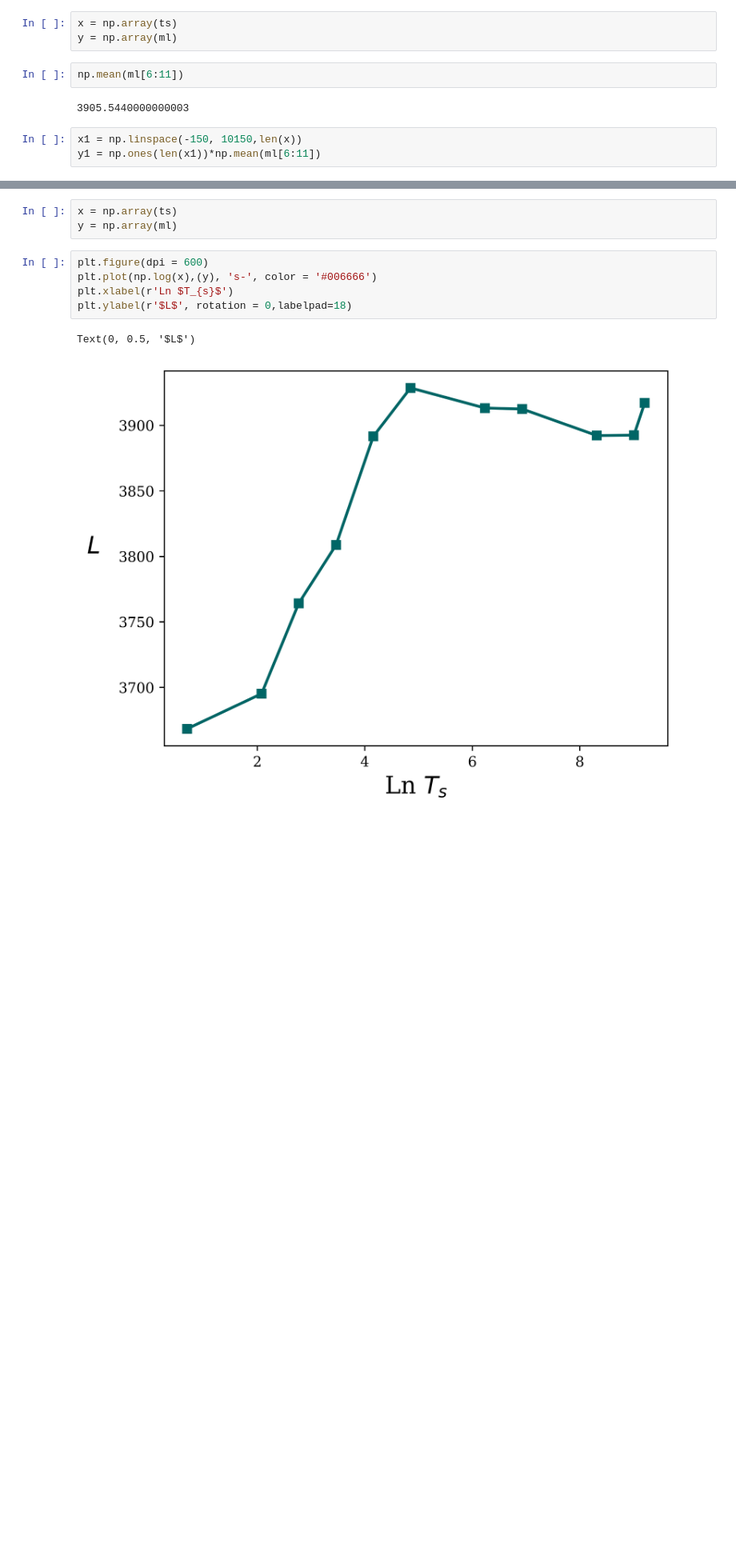
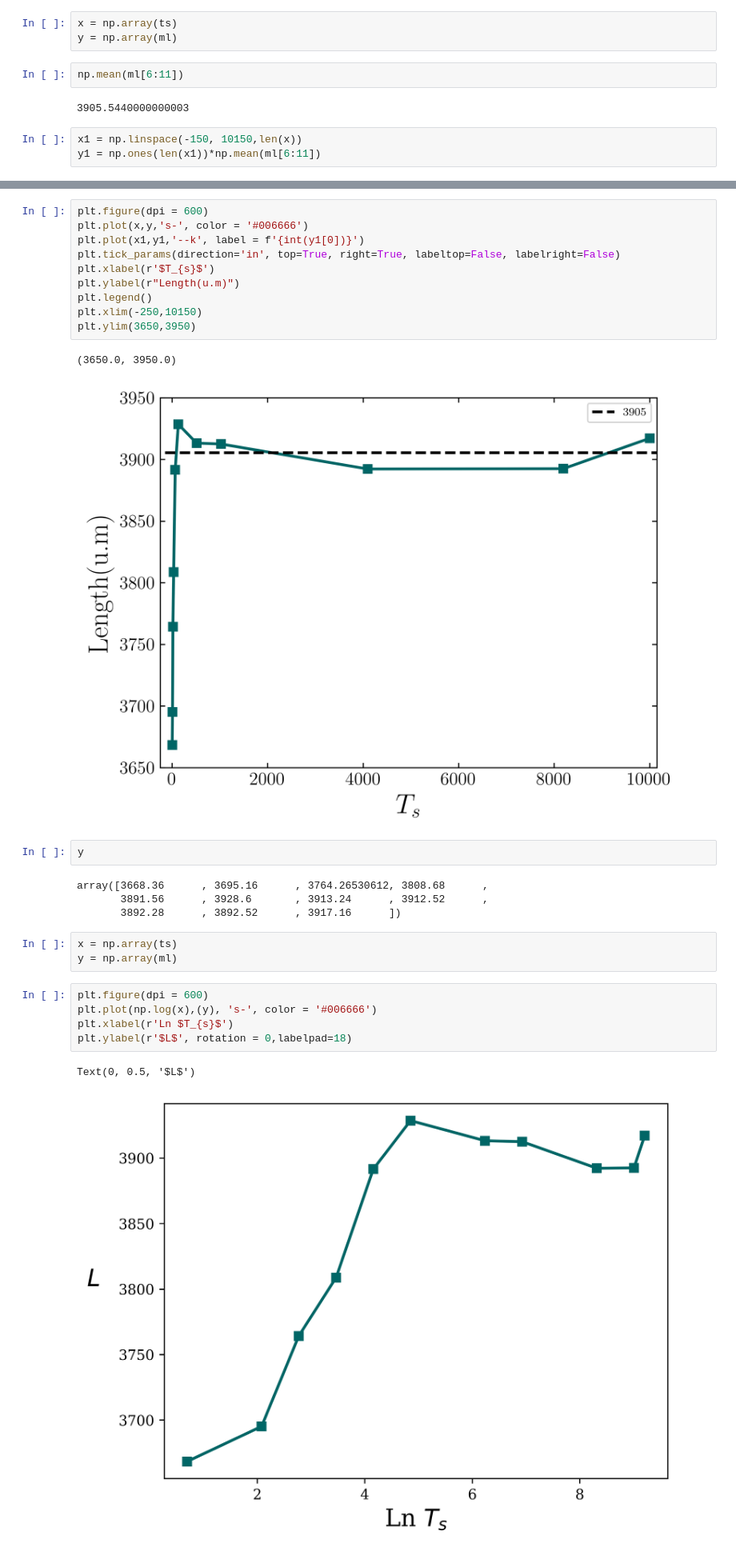
Before and after one commit to michaelsouza/dla-collagen, a Jupyter notebook: codigo_finalizado/fibril_properties.ipynb, the cells around one changed output, grey strips where cells are left out. Shown at 80% size. Saved outputs shown, nothing was run; the diff lists cells and outputs as text; blank space fills up the shorter version.

```diff
--- a/codigo_finalizado/fibril_properties.ipynb
+++ b/codigo_finalizado/fibril_properties.ipynb
@@ -267,3 +244,22 @@ plt.xlim(-150,10150)
+# %%
+plt.figure(dpi = 600)
+plt.plot(x,y,'s-', color = '#006666')
+plt.plot(x1,y1,'--k', label = f'{int(y1[0])}')
+plt.tick_params(direction='in', top=True, right=True, labeltop=False, labelright=False)
+plt.xlabel(r'$T_{s}$')
+plt.ylabel(r"Length(u.m)")
+plt.legend()
+plt.xlim(-250,10150)
+plt.ylim(3650,3950)
+# %% [output]
+(3650.0, 3950.0)
+[figure, added]
+# %%
+y
+# %% [output]
+array([3668.36      , 3695.16      , 3764.26530612, 3808.68      ,
+       3891.56      , 3928.6       , 3913.24      , 3912.52      ,
+       3892.28      , 3892.52      , 3917.16      ])
 # %%
 x = np.array(ts)
 y = np.array(ml)
```
Also changed, not shown: parts of 16 cells of this notebook, 16 other files.
